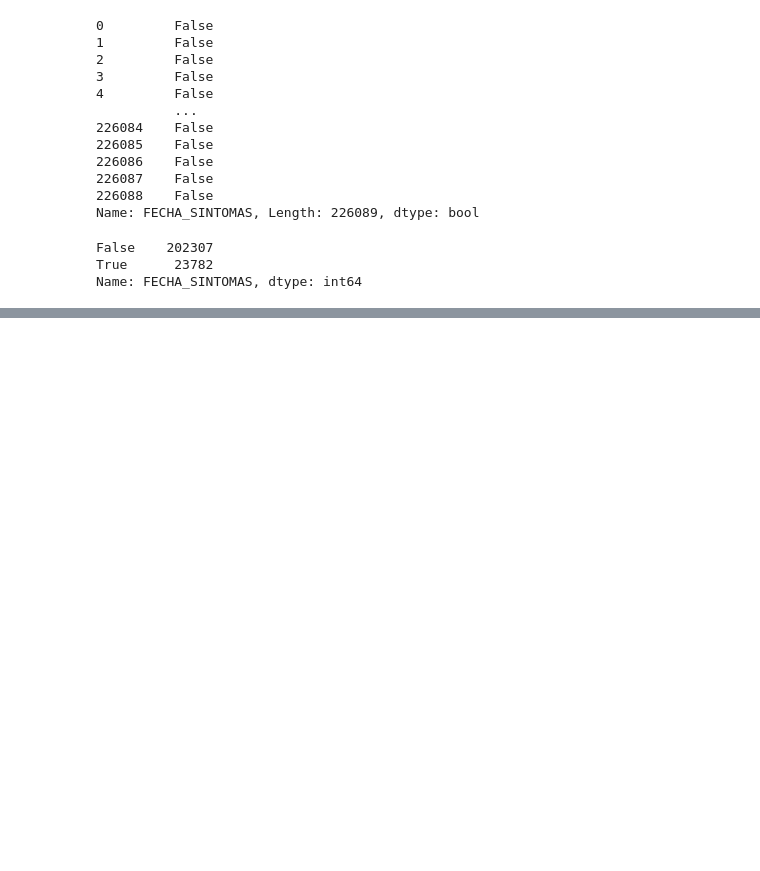
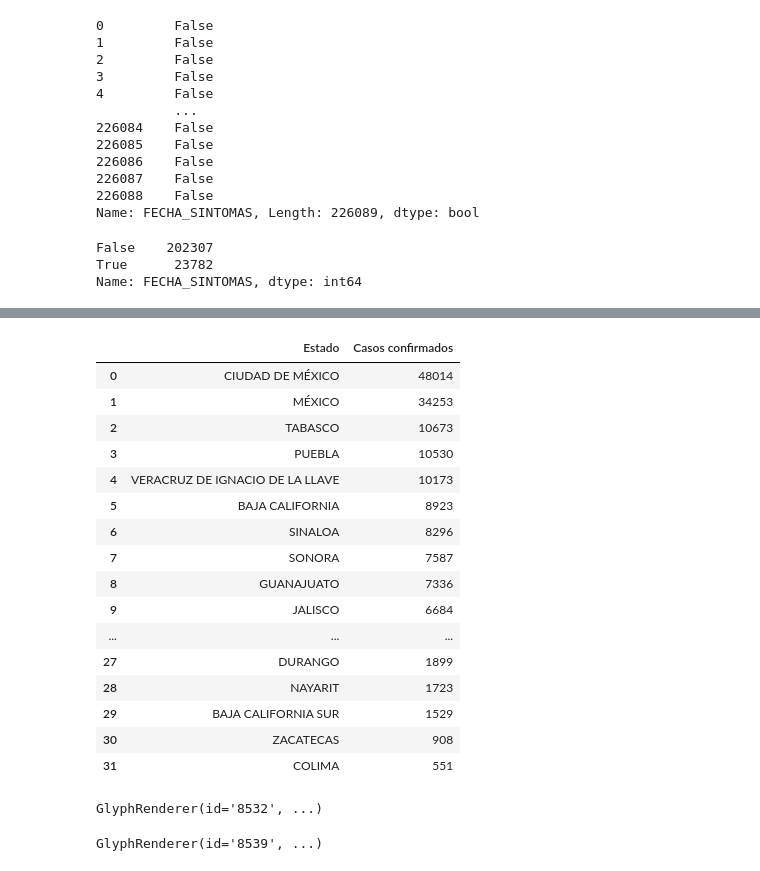
Before and after one commit to irvingfisica/tutorial_covid, a Jupyter notebook: tutorial.ipynb, the cells around one changed output, grey strips where cells are left out. Cells and saved outputs as stored; diff of their text form; code cells hidden in the pictures; blank space fills up the shorter version.

```diff
--- a/tutorial.ipynb
+++ b/tutorial.ipynb
@@ -257,0 +415,20 @@ Name: FECHA_SINTOMAS, dtype: int64
+# %%
+confirmados_ampliado["ENTIDAD_FEDERATIVA"].value_counts().to_frame("Casos confirmados").reset_index().rename(columns={"index":"Estado"})
+# %% [output]
+|  | Estado | Casos confirmados |
+| 0 | CIUDAD DE MÉXICO | 48014 |
+| 1 | MÉXICO | 34253 |
+| 2 | TABASCO | 10673 |
+| 3 | PUEBLA | 10530 |
+| 4 | VERACRUZ DE IGNACIO DE LA LLAVE | 10173 |
+| 5 | BAJA CALIFORNIA | 8923 |
+| 6 | SINALOA | 8296 |
+| 7 | SONORA | 7587 |
+| 8 | GUANAJUATO | 7336 |
+| 9 | JALISCO | 6684 |
+| ... | ... | ... |
+| 27 | DURANGO | 1899 |
+| 28 | NAYARIT | 1723 |
+| 29 | BAJA CALIFORNIA SUR | 1529 |
+| 30 | ZACATECAS | 908 |
+| 31 | COLIMA | 551 |
@@ -257,0 +439,8 @@ Name: FECHA_SINTOMAS, dtype: int64
+# %%
+p.vbar(x=confirmados_estado["Estado"],bottom=0,top=confirmados_estado["Casos confirmados"], width=0.8, color="#c00a56")
+# %% [output]
+GlyphRenderer(id='8532', ...)
+# %%
+p.text(x=confirmados_estado["Estado"],y=confirmados_estado["Casos confirmados"],text=confirmados_estado["Casos confirmados"],angle=3.1416/2,text_baseline="middle",y_offset=-5)
+# %% [output]
+GlyphRenderer(id='8539', ...)
```
Also changed, not shown: parts of 18 cells of this notebook.
